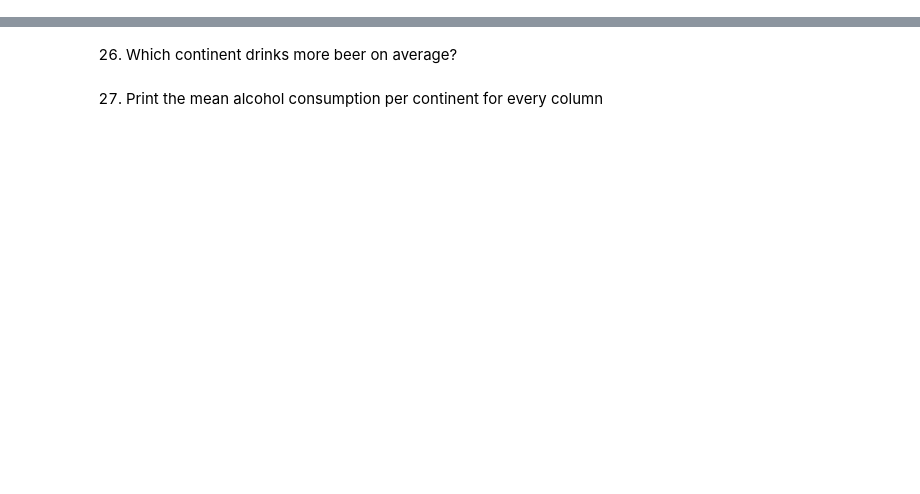
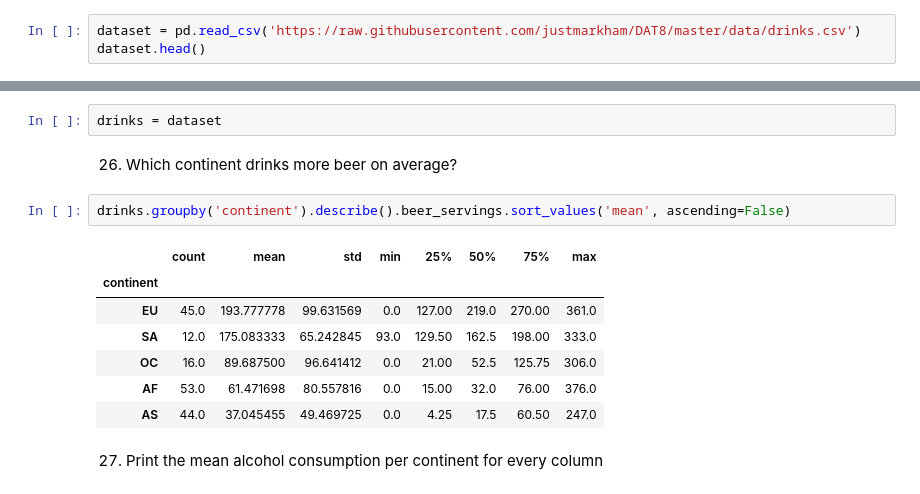
Before and after one commit to manoloacademia/CEIA_Analisis_de_datos, a Jupyter notebook: clase_1/practicas/AdA_02_Pandas_Basics.ipynb, the cells around one changed output, grey strips where cells are left out. Cells and saved outputs as stored; diff of their text form; blank space fills up the shorter version.

Commit message:
Se completan ejercicios de groupby

```diff
--- a/clase_1/practicas/AdA_02_Pandas_Basics.ipynb
+++ b/clase_1/practicas/AdA_02_Pandas_Basics.ipynb
@@ -414,3 +414,6 @@ Referencias:
 GroupBy can be summarized as Split-Apply-Combine. Check out this [Diagram](http://i.imgur.com/yjNkiwL.png)
 # %% [markdown]
 24. Import the dataset from this [address](https://raw.githubusercontent.com/justmarkham/DAT8/master/data/drinks.csv).
+# %%
+dataset = pd.read_csv('https://raw.githubusercontent.com/justmarkham/DAT8/master/data/drinks.csv')
+dataset.head()
@@ -417,6 +427,18 @@ GroupBy can be summarized as Split-Apply-Combine. Check out this [Diagram](http:
 # %% [markdown]
 25. Assign it to a variable called drinks.
+# %%
+drinks = dataset
 # %% [markdown]
 26. Which continent drinks more beer on average?
+# %%
+drinks.groupby('continent').describe().beer_servings.sort_values('mean', ascending=False)
+# %% [output]
+|  | count | mean | std | min | 25% | 50% | 75% | max |
+| continent |  |  |  |  |  |  |  |  |
+| EU | 45.0 | 193.777778 | 99.631569 | 0.0 | 127.00 | 219.0 | 270.00 | 361.0 |
+| SA | 12.0 | 175.083333 | 65.242845 | 93.0 | 129.50 | 162.5 | 198.00 | 333.0 |
+| OC | 16.0 | 89.687500 | 96.641412 | 0.0 | 21.00 | 52.5 | 125.75 | 306.0 |
+| AF | 53.0 | 61.471698 | 80.557816 | 0.0 | 15.00 | 32.0 | 76.00 | 376.0 |
+| AS | 44.0 | 37.045455 | 49.469725 | 0.0 | 4.25 | 17.5 | 60.50 | 247.0 |
 # %% [markdown]
 27. Print the mean alcohol consumption per continent for every column
```
Also changed, not shown: parts of 4 cells of this notebook.
